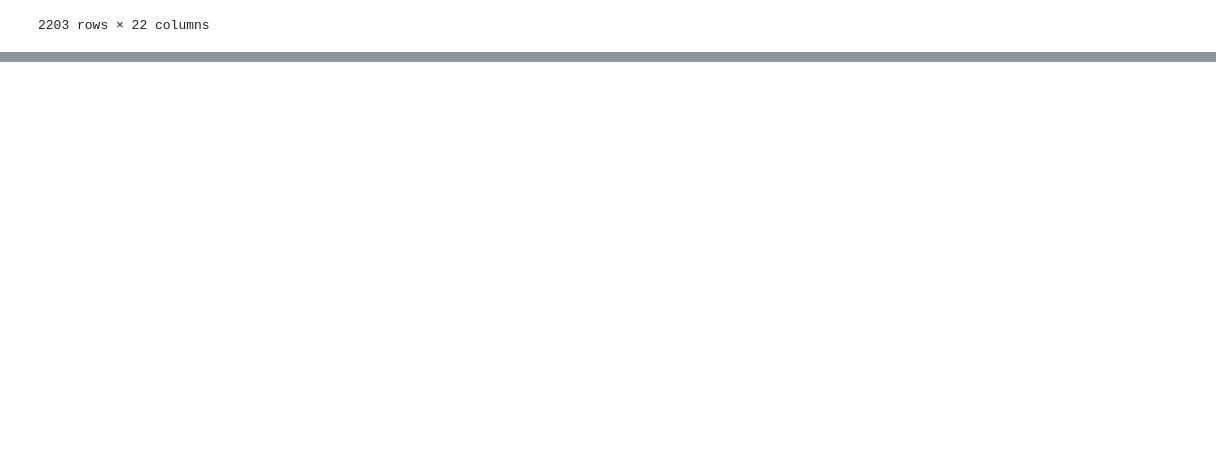
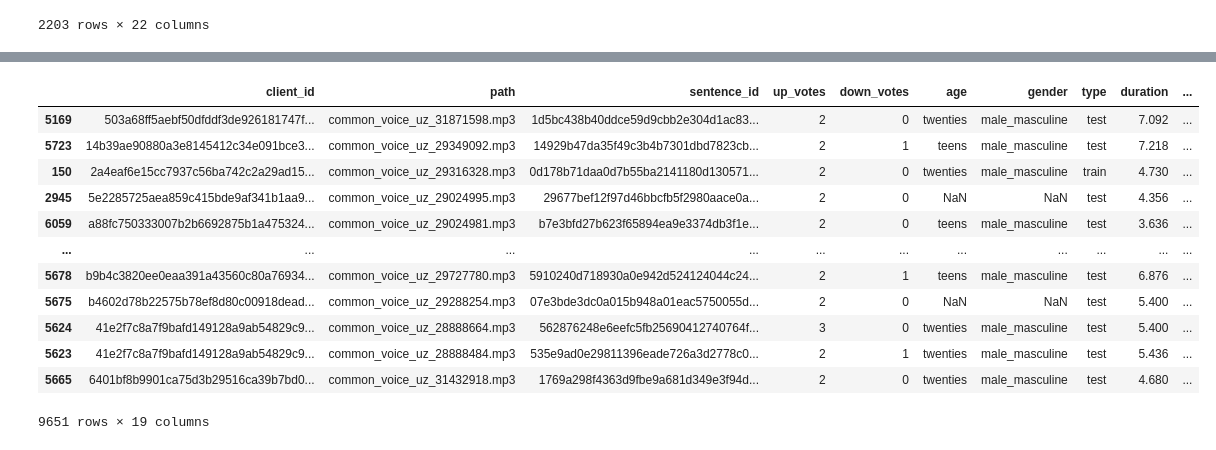
Before and after one commit to HaidarChaito/uzbek-automatic-speech-recognition, a Jupyter notebook: notebooks/common_voice_dataset_quality_evaluation.ipynb, the cells around one changed output, grey strips where cells are left out. Saved outputs shown, nothing was run; the diff lists cells and outputs as text; code cells hidden in the pictures; blank space fills up the shorter version.

```diff
--- a/notebooks/common_voice_dataset_quality_evaluation.ipynb
+++ b/notebooks/common_voice_dataset_quality_evaluation.ipynb
@@ -1117,0 +1542,41 @@ Total duration: 4.64h
+# %%
+from scripts import similarity_metrics
+
+new_sampled_recordings_df.drop(columns=["error_message", "error_type"], inplace=True)
+# Reorder sentence column to be the second last
+cols = list(new_sampled_recordings_df.columns)
+cols.remove("sentence")
+cols.insert(-1, "sentence")
+new_sampled_recordings_df = new_sampled_recordings_df[cols]
+
+# Apply similarity metrics to each row
+metrics = new_sampled_recordings_df.apply(
+    lambda row: similarity_metrics.calculate(
+        reference=row["sentence"],  # original Common Voice text
+        hypothesis=row["predicted_sentence"],  # model transcript
+    ),
+    axis=1
+)
+
+# Convert list of dicts → DataFrame
+metrics_df = pd.DataFrame(metrics.tolist())
+
+# Merge metric columns back into main DataFrame and save
+new_sampled_recordings_df = pd.concat([new_sampled_recordings_df, metrics_df], axis=1)
+new_sampled_recordings_df.to_csv(NEW_SAMPLED_RECORDINGS_PATH, index_label="id")
+
+new_sampled_recordings_df.sort_values("wer", ascending=False)
+# %% [output]
+|  | client_id | path | sentence_id | up_votes | down_votes | age | gender | type | duration | ... |
+| 5169 | 503a68ff5aebf50dfddf3de926181747f... | common_voice_uz_31871598.mp3 | 1d5bc438b40ddce59d9cbb2e304d1ac83... | 2 | 0 | twenties | male_masculine | test | 7.092 | ... |
+| 5723 | 14b39ae90880a3e8145412c34e091bce3... | common_voice_uz_29349092.mp3 | 14929b47da35f49c3b4b7301dbd7823cb... | 2 | 1 | teens | male_masculine | test | 7.218 | ... |
+| 150 | 2a4eaf6e15cc7937c56ba742c2a29ad15... | common_voice_uz_29316328.mp3 | 0d178b71daa0d7b55ba2141180d130571... | 2 | 0 | twenties | male_masculine | train | 4.730 | ... |
+| 2945 | 5e2285725aea859c415bde9af341b1aa9... | common_voice_uz_29024995.mp3 | 29677bef12f97d46bbcfb5f2980aace0a... | 2 | 0 | NaN | NaN | test | 4.356 | ... |
+| 6059 | a88fc750333007b2b6692875b1a475324... | common_voice_uz_29024981.mp3 | b7e3bfd27b623f65894ea9e3374db3f1e... | 2 | 0 | teens | male_masculine | test | 3.636 | ... |
+| ... | ... | ... | ... | ... | ... | ... | ... | ... | ... | ... |
+| 5678 | b9b4c3820ee0eaa391a43560c80a76934... | common_voice_uz_29727780.mp3 | 5910240d718930a0e942d524124044c24... | 2 | 1 | teens | male_masculine | test | 6.876 | ... |
+| 5675 | b4602d78b22575b78ef8d80c00918dead... | common_voice_uz_29288254.mp3 | 07e3bde3dc0a015b948a01eac5750055d... | 2 | 0 | NaN | NaN | test | 5.400 | ... |
+| 5624 | 41e2f7c8a7f9bafd149128a9ab54829c9... | common_voice_uz_28888664.mp3 | 562876248e6eefc5fb25690412740764f... | 3 | 0 | twenties | male_masculine | test | 5.400 | ... |
+| 5623 | 41e2f7c8a7f9bafd149128a9ab54829c9... | common_voice_uz_28888484.mp3 | 535e9ad0e29811396eade726a3d2778c0... | 2 | 1 | twenties | male_masculine | test | 5.436 | ... |
+| 5665 | 6401bf8b9901ca75d3b29516ca39b7bd0... | common_voice_uz_31432918.mp3 | 1769a298f4363d9fbe9a681d349e3f94d... | 2 | 0 | twenties | male_masculine | test | 4.680 | ... |
+9651 rows × 19 columns
```
Also changed, not shown: parts of 18 cells of this notebook, 4 other files.
